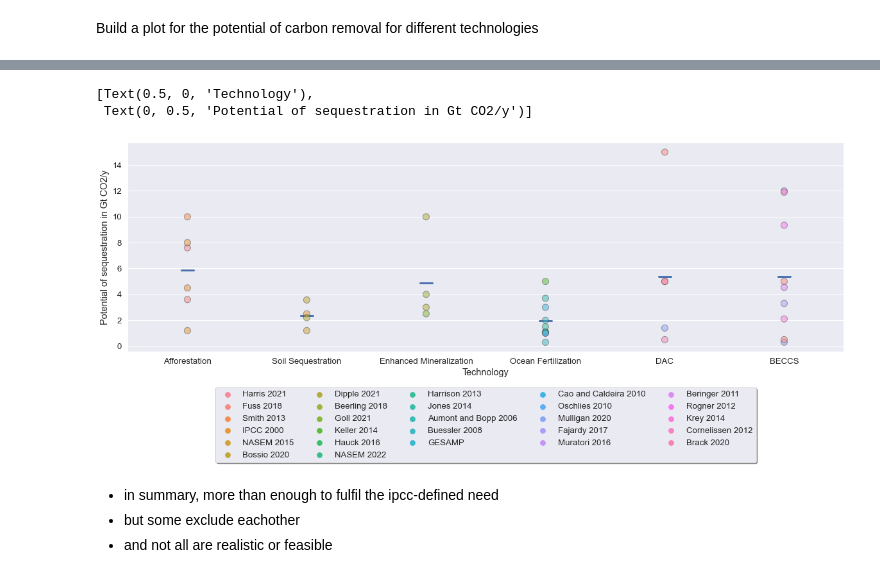
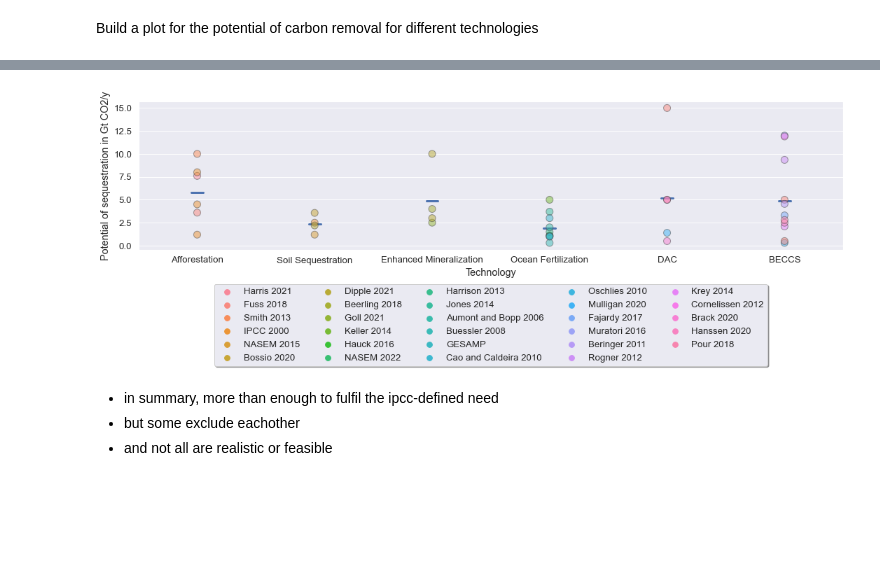
Before and after one commit to thimomerke/carbon-removal-technologies-potential-cost, a Jupyter notebook: potential.ipynb, the cells around one changed output, grey strips where cells are left out. Drawn from its saved outputs; the diff is of its cells as text; code cells hidden in the pictures; blank space fills up the shorter version.

```diff
--- a/potential.ipynb
+++ b/potential.ipynb
@@ -18,19 +18,19 @@ cost_data.tail()
 # %%
 spec = dict(x="tech", y="potential", data=cost_data)
 
-plt.figure(figsize=(20,6))
+plt.figure(figsize=(15,6))
 sns.set(font_scale=1.2)
 sns.color_palette("tab10")
 
 plot = sns.stripplot(**spec, size=4, jitter=False, s=10, linewidth=1, alpha=.5, hue="Source")
 interval = sns.pointplot(**spec, join=False, ci=0, capsize=0.1, scale=0)
-plt.legend(loc='upper center', bbox_to_anchor=(0.5, -0.15),
+plt.legend(loc='upper center', bbox_to_anchor=(0.5, -0.2),
           fancybox=True, shadow=True, ncol=5)
 plot.set(xlabel ="Technology", ylabel = "Potential of sequestration in Gt CO2/y")
+plt.tight_layout()
+plt.savefig("potential.svg")
 # %% [output]
-[Text(0.5, 0, 'Technology'),
- Text(0, 0.5, 'Potential of sequestration in Gt CO2/y')]
-[figure, old version]
+[figure, new version]
 # %% [markdown]
 - in summary, more than enough to fulfil the ipcc-defined need
 - but some exclude eachother
```
Also changed, not shown: parts of 1 cell of this notebook, 8 other files.
